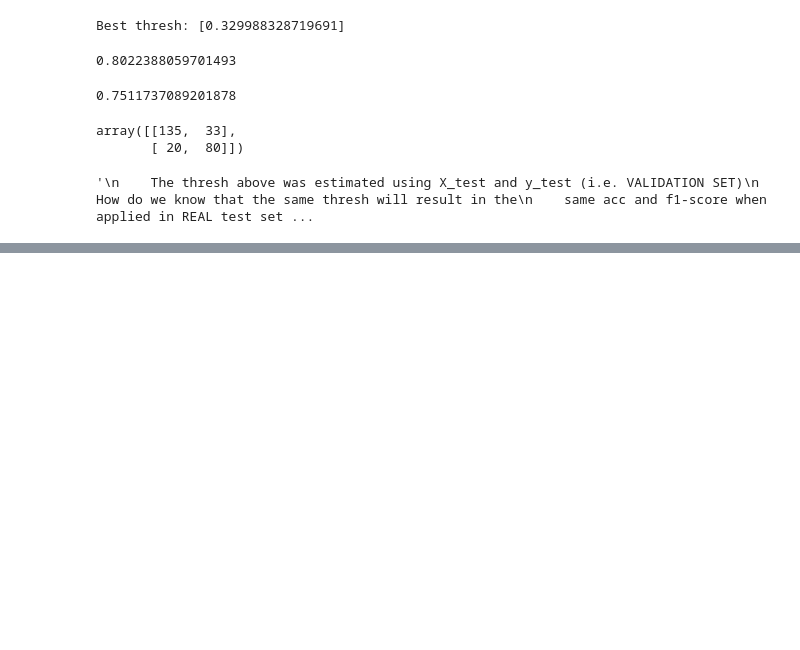
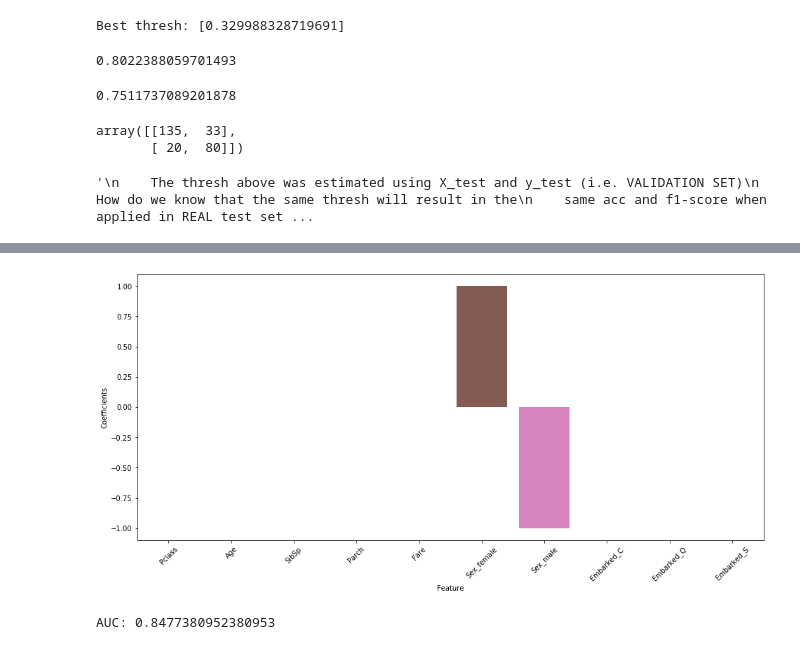
Before and after one commit to hernandezurbina/KaggleAdventures, a Jupyter notebook: Titanic-Revisited.ipynb, the cells around one changed output, grey strips where cells are left out. Cells and saved outputs as stored; diff of their text form; code cells hidden in the pictures; blank space fills up the shorter version.

```diff
--- a/Titanic-Revisited.ipynb
+++ b/Titanic-Revisited.ipynb
@@ -663,0 +757,6 @@ array([[135,  33],
+# %%
+modelSVC = SVC(random_state=0, kernel='linear', probability=True)
+modelSVC.fit(X_train, y_train)
+preds = modelSVC.predict(X_test)
+print(classification_report(y_test, preds))
+print(confusion_matrix(y_test, preds))
@@ -663,0 +775,2 @@ array([[135,  33],
+# %%
+feature_importance = pd.DataFrame({'Feature': X.columns.tolist(), 'Coefficients': modelSVC.coef_[0]})
@@ -663,0 +791,7 @@ array([[135,  33],
+# %%
+plt.figure(figsize=(16, 7))
+sns.barplot(x='Feature', y='Coefficients', data=feature_importance)
+plt.xticks(rotation=45)
+plt.show()
+# %% [output]
+[figure, added]
@@ -663,0 +803,4 @@ array([[135,  33],
+# %%
+print("AUC:", auc(fprSVC, tprSVC))
+# %% [output]
+AUC: 0.8477380952380953
```
Also changed, not shown: parts of 53 cells of this notebook.
